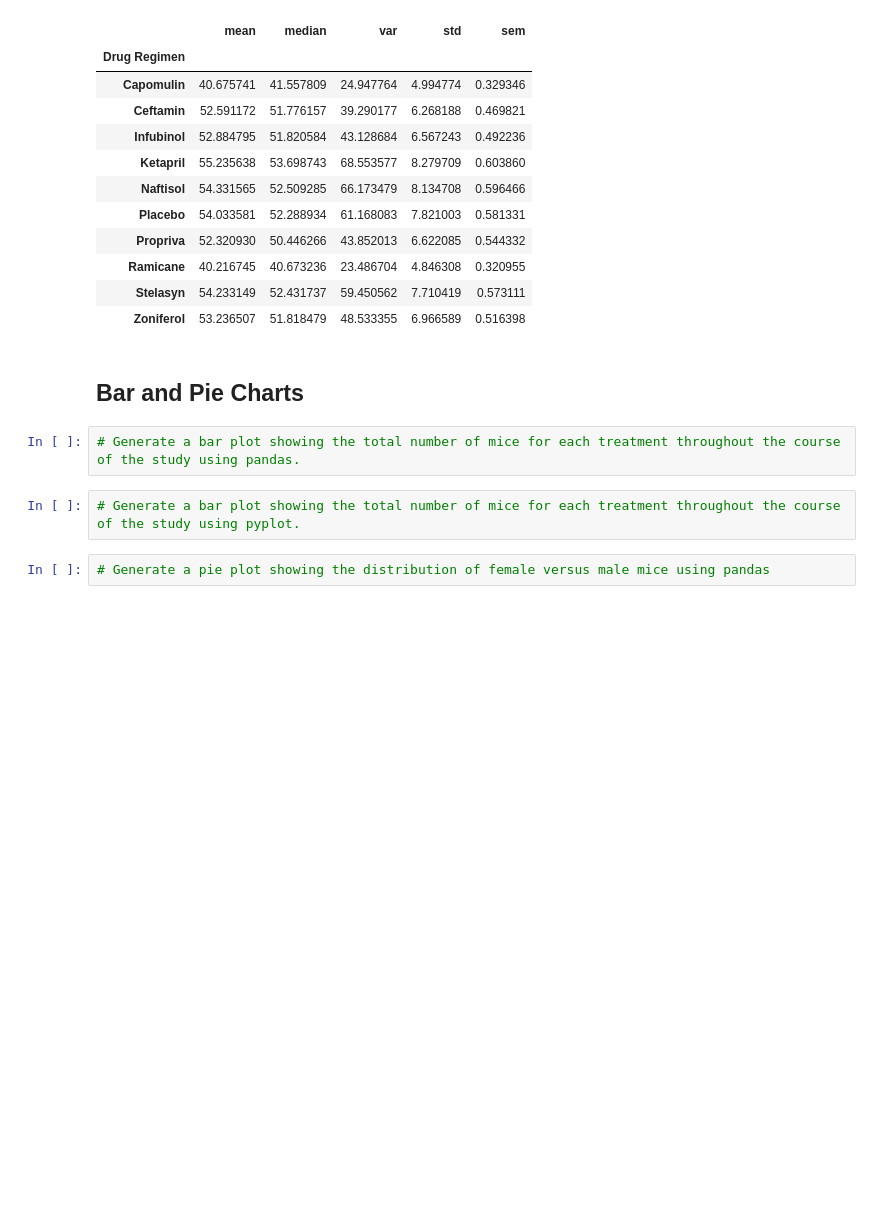
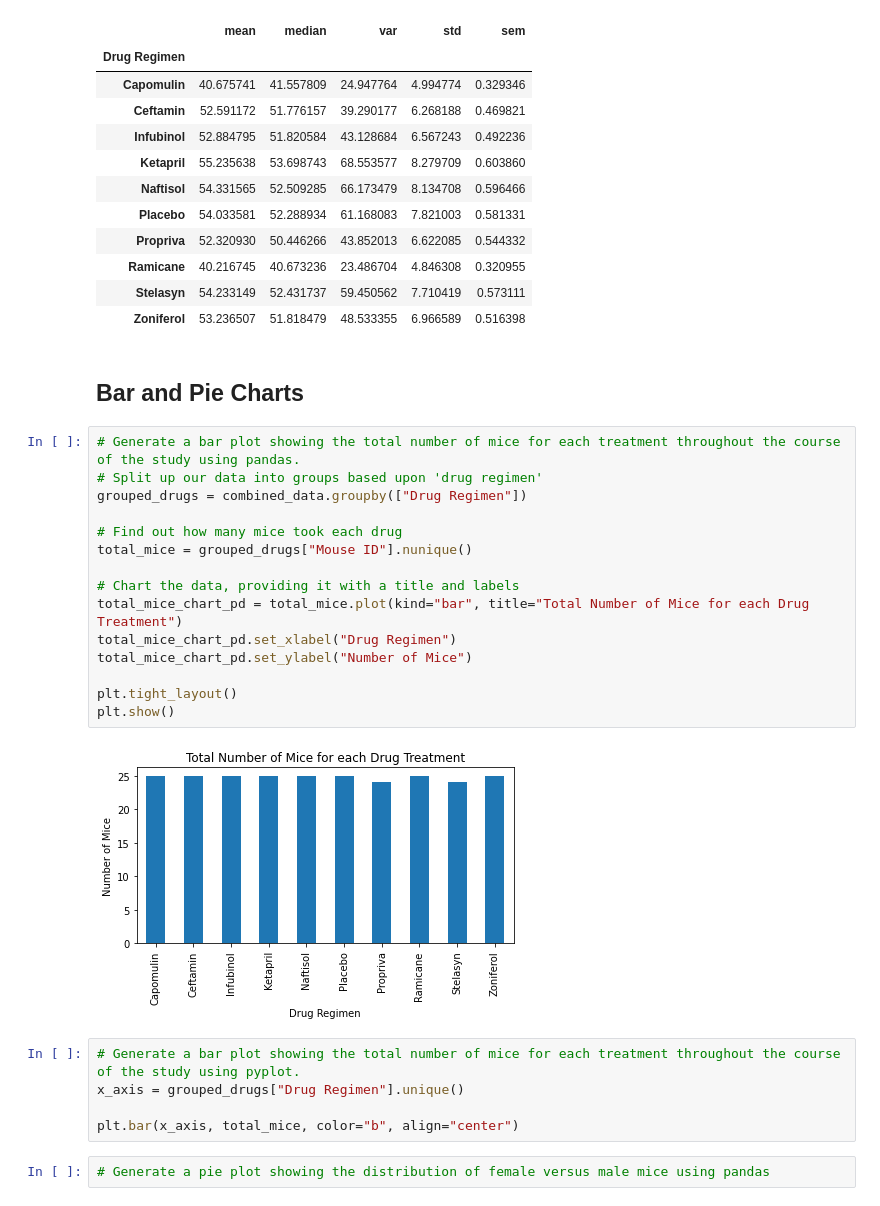
Before and after one commit to jeremychiaa/matplotlib-challenge, a Jupyter notebook: pymaceuticals_starter.ipynb, the cells around one changed output. Saved outputs shown, nothing was run; the diff lists cells and outputs as text; blank space fills up the shorter version.

Commit message:
bar chart pandas

```diff
--- a/pymaceuticals_starter.ipynb
+++ b/pymaceuticals_starter.ipynb
@@ -152,10 +152,28 @@ summary_stats_groupby["Tumor Volume (mm3)"]
 | Zoniferol | 53.236507 | 51.818479 | 48.533355 | 6.966589 | 0.516398 |
 # %% [markdown]
 ## Bar and Pie Charts
+# %%
+# Generate a bar plot showing the total number of mice for each treatment throughout the course of the study using pandas.
+# Split up our data into groups based upon 'drug regimen'
+grouped_drugs = combined_data.groupby(["Drug Regimen"])
+
+# Find out how many mice took each drug
+total_mice = grouped_drugs["Mouse ID"].nunique()
+
+# Chart the data, providing it with a title and labels
+total_mice_chart_pd = total_mice.plot(kind="bar", title="Total Number of Mice for each Drug Treatment")
+total_mice_chart_pd.set_xlabel("Drug Regimen")
+total_mice_chart_pd.set_ylabel("Number of Mice")
+
+plt.tight_layout()
+plt.show()
+# %% [output]
+[figure, added]
 # %%
-# Generate a bar plot showing the total number of mice for each treatment throughout the course of the study using pandas.
+# Generate a bar plot showing the total number of mice for each treatment throughout the course of the study using pyplot.
+x_axis = grouped_drugs["Drug Regimen"].unique()
+
+plt.bar(x_axis, total_mice, color="b", align="center")
-# %%
-# Generate a bar plot showing the total number of mice for each treatment throughout the course of the study using pyplot.
 # %%
 # Generate a pie plot showing the distribution of female versus male mice using pandas
 # %%
```
Also changed, not shown: parts of 1 cell of this notebook.
